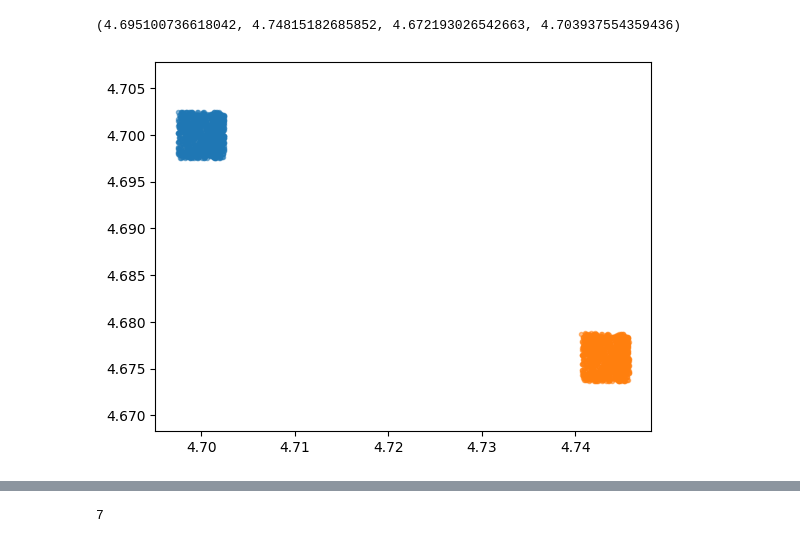
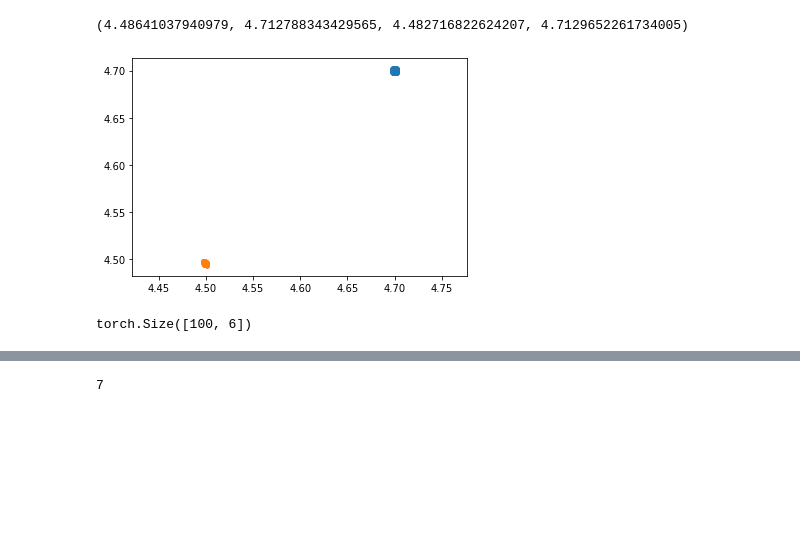
Before and after one commit to o4lc/ReachLipBnB, a Jupyter notebook: Networks/6DQuadrotos dataset/temp.ipynb, the cells around one changed output, grey strips where cells are left out. Drawn from its saved outputs; the diff is of its cells as text; code cells hidden in the pictures; blank space fills up the shorter version.

```diff
--- a/Networks/6DQuadrotos dataset/temp.ipynb
+++ b/Networks/6DQuadrotos dataset/temp.ipynb
@@ -213,0 +145,2 @@ KeyboardInterrupt:
+# %%
+checkpointResume = False
@@ -214,18 +286,24 @@ KeyboardInterrupt:
 # %%
 dim = 6
 device = torch.device("cpu")
 net.to(device)
 lowerCoordinate = torch.Tensor([4.6975, 4.6975, 2.9975, 0.9499, -0.0001, -0.0001]).to(device)
 upperCoordinate = torch.Tensor([4.7025, 4.7025 ,3.0025, 0.9501,  0.0001,  0.0001 ]).to(device)
 inputData = (upperCoordinate - lowerCoordinate) * torch.rand(1000, dim, device=device) \
                                                         + lowerCoordinate
 plt.scatter(inputData[:, 0], inputData[:, 1], marker='.', label='Initial', alpha=0.5)
 outputData = net(inputData).detach().cpu().numpy()
+if lastDim == 3:
+    outputData = (A @ inputData.detach().cpu().numpy().T + B @ outputData.T + C).T
 plt.scatter(outputData[:, 0], outputData[:, 1], marker='.', label='Initial', alpha=0.5)
 plt.axis("equal")
 # %% [output]
-(4.695100736618042, 4.74815182685852, 4.672193026542663, 4.703937554359436)
+(4.48641037940979, 4.712788343429565, 4.482716822624207, 4.7129652261734005)
-[figure, old version]
+[figure, new version]
+# %%
+net[0].weight.shape
+# %% [output]
+torch.Size([100, 6])
 # %%
 device = torch.device("cpu")
 if torch.cuda.is_available():
```
Also changed, not shown: parts of 7 cells of this notebook, 3 other files.
